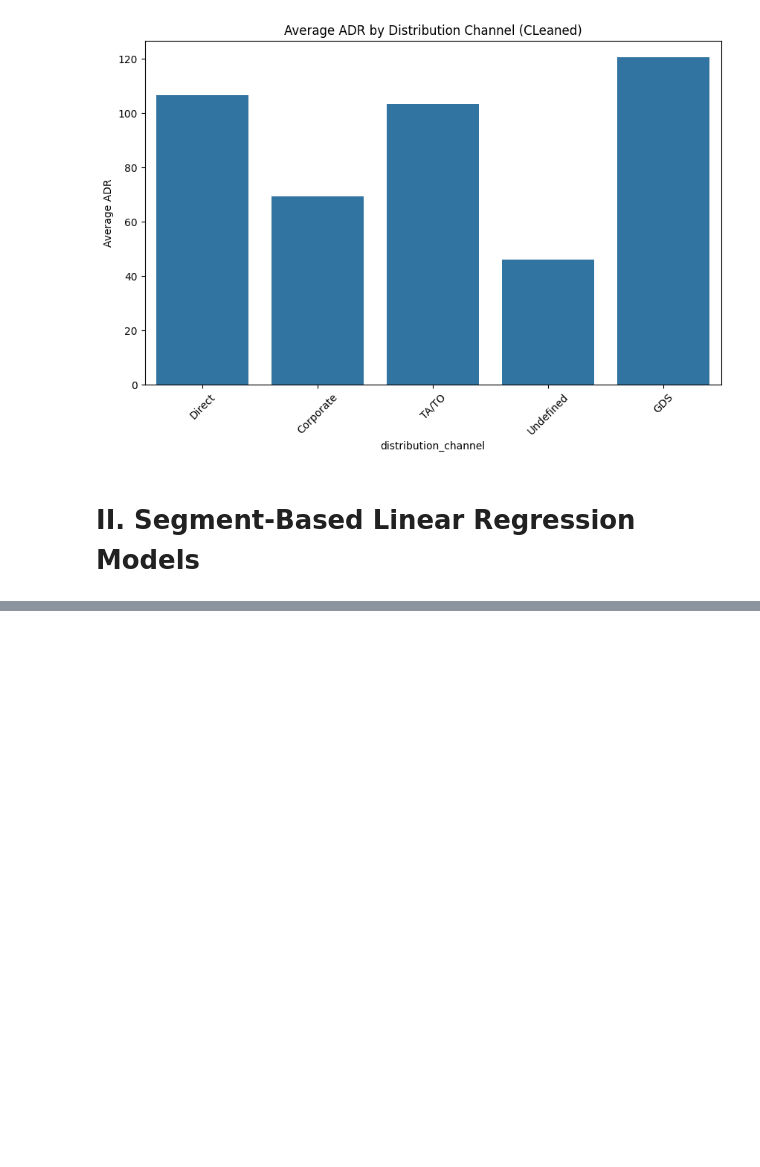
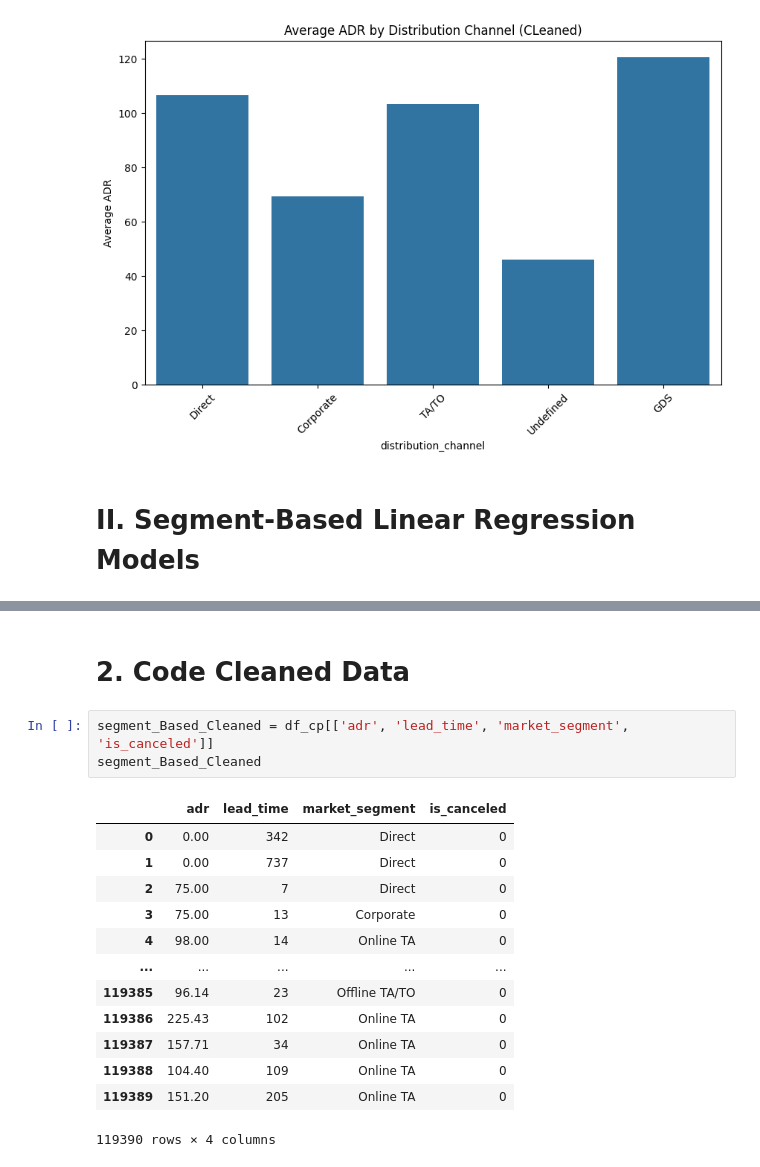
Before and after one commit to VietHoang0805/HotelAnalyst, a Jupyter notebook: [7_10]_DDDM_Mini_Project.ipynb, the cells around one changed output, grey strips where cells are left out. Saved outputs shown, nothing was run; the diff lists cells and outputs as text; blank space fills up the shorter version.

```diff
--- a/[7_10]_DDDM_Mini_Project.ipynb
+++ b/[7_10]_DDDM_Mini_Project.ipynb
@@ -484,0 +630,19 @@ plt.show()
+# %% [markdown]
+# **2. Code Cleaned Data**
+# %%
+segment_Based_Cleaned = df_cp[['adr', 'lead_time', 'market_segment', 'is_canceled']]
+segment_Based_Cleaned
+# %% [output]
+|  | adr | lead_time | market_segment | is_canceled |
+| 0 | 0.00 | 342 | Direct | 0 |
+| 1 | 0.00 | 737 | Direct | 0 |
+| 2 | 75.00 | 7 | Direct | 0 |
+| 3 | 75.00 | 13 | Corporate | 0 |
+| 4 | 98.00 | 14 | Online TA | 0 |
+| ... | ... | ... | ... | ... |
+| 119385 | 96.14 | 23 | Offline TA/TO | 0 |
+| 119386 | 225.43 | 102 | Online TA | 0 |
+| 119387 | 157.71 | 34 | Online TA | 0 |
+| 119388 | 104.40 | 109 | Online TA | 0 |
+| 119389 | 151.20 | 205 | Online TA | 0 |
+119390 rows × 4 columns
```
Also changed, not shown: parts of 12 cells of this notebook, 1 other file.
